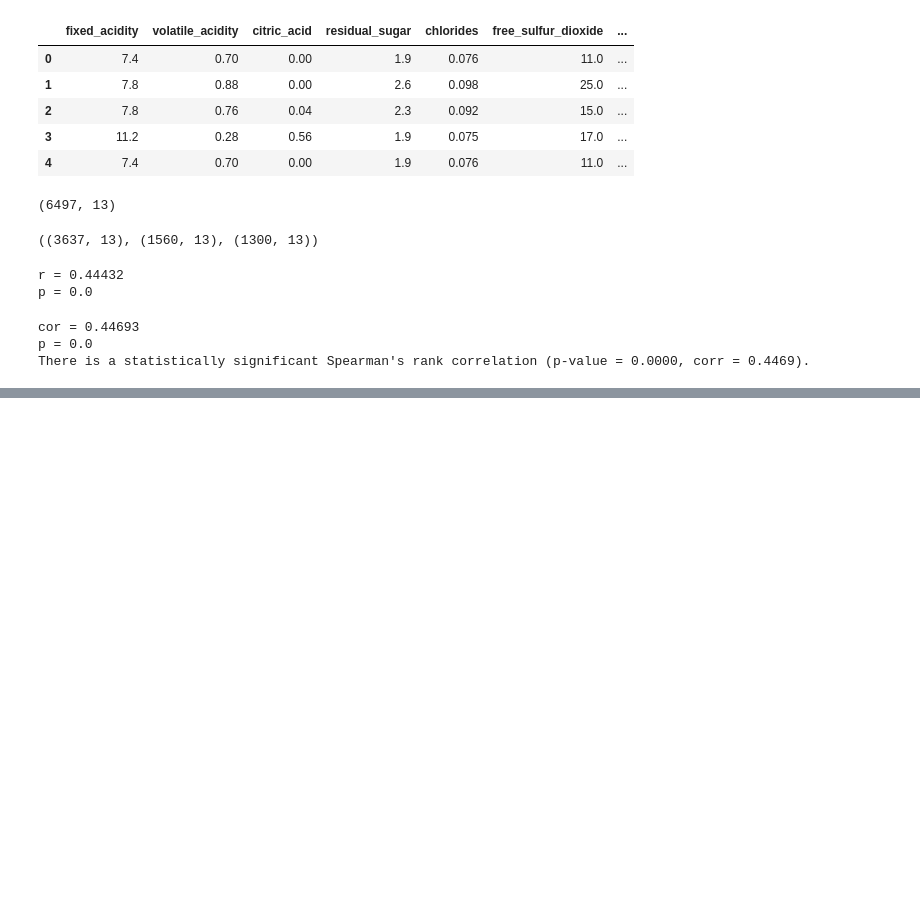
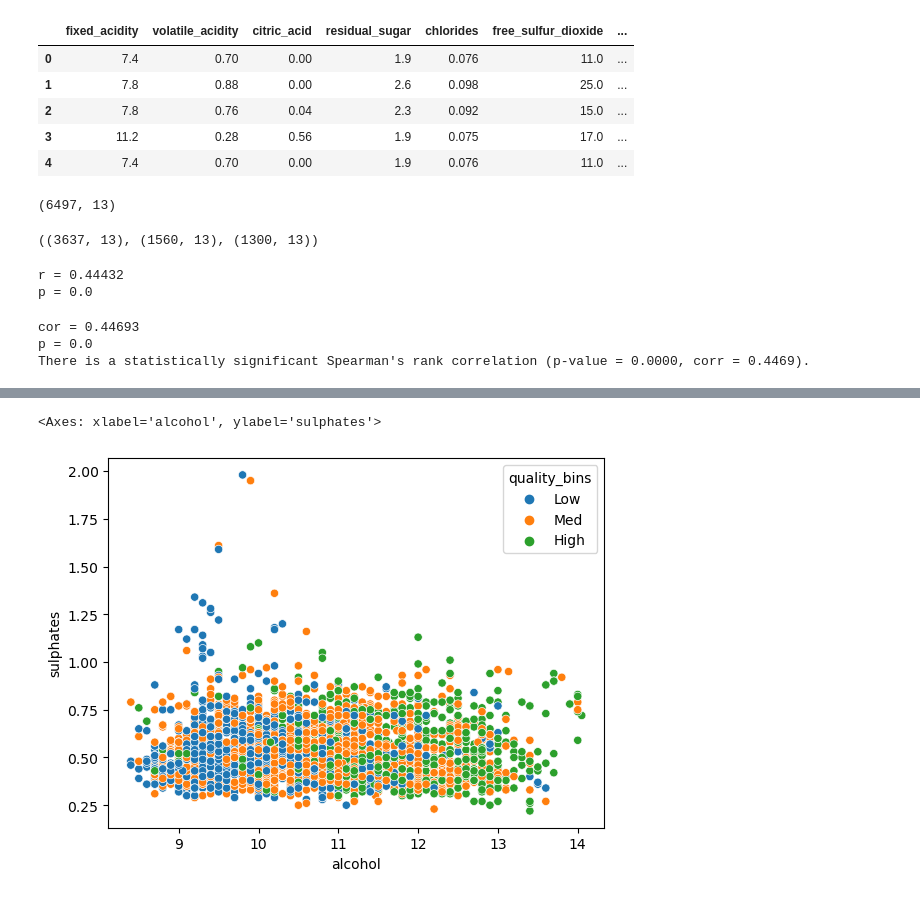
Before and after one commit to Clustering-Project/wine_quality_project, a Jupyter notebook: Marcelino/exploration_scratch.ipynb, the cells around one changed output, grey strips where cells are left out. Cells and saved outputs as stored; diff of their text form; code cells hidden in the pictures; blank space fills up the shorter version.

```diff
--- a/Marcelino/exploration_scratch.ipynb
+++ b/Marcelino/exploration_scratch.ipynb
@@ -58,0 +80,12 @@ There is a statistically significant Spearman's rank correlation (p-value = 0.00
+# %%
+# Define custom labels for "quality"
+bins_q = [3, 5, 6, 9]
+labels_q = ['Low', 'Med', 'High']
+
+# Create a new column "quality_bins" to store the bin labels
+train['quality_bins'] = pd.cut(df['quality'], bins=bins_q, labels=labels_q)
+# %%
+sns.scatterplot(data= train, x='alcohol', y= 'sulphates', hue = 'quality_bins')
+# %% [output]
+<Axes: xlabel='alcohol', ylabel='sulphates'>
+[figure, added]
```
Also changed, not shown: parts of 1 cell of this notebook, 5 other files.
